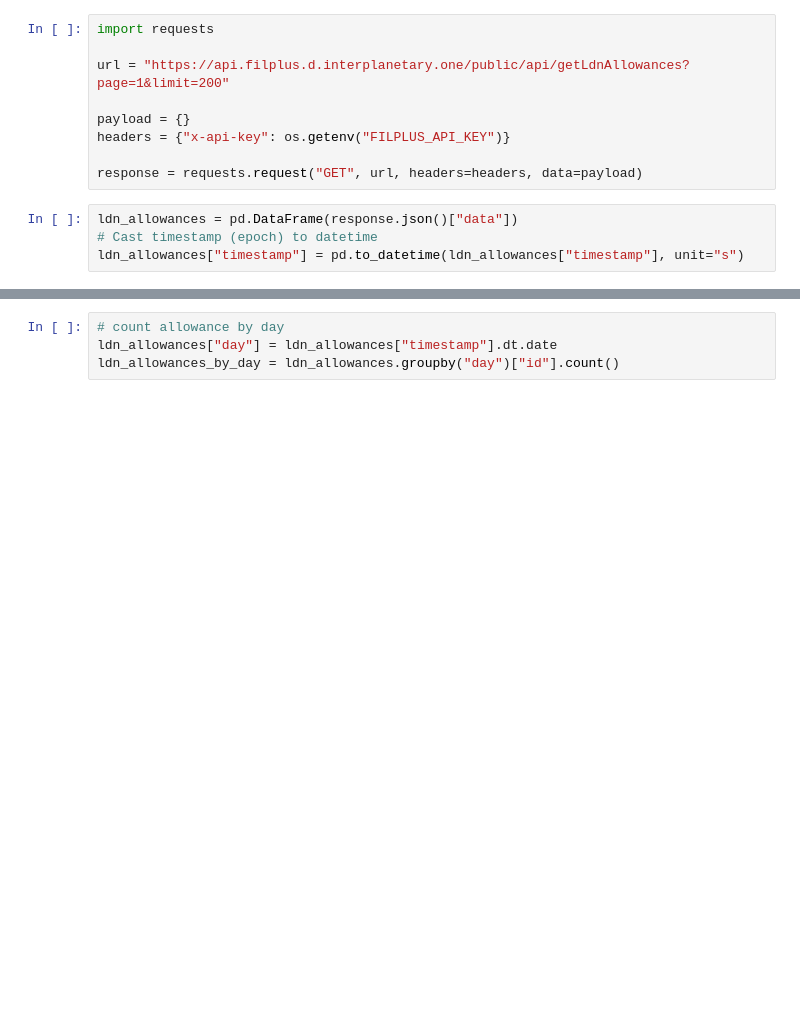
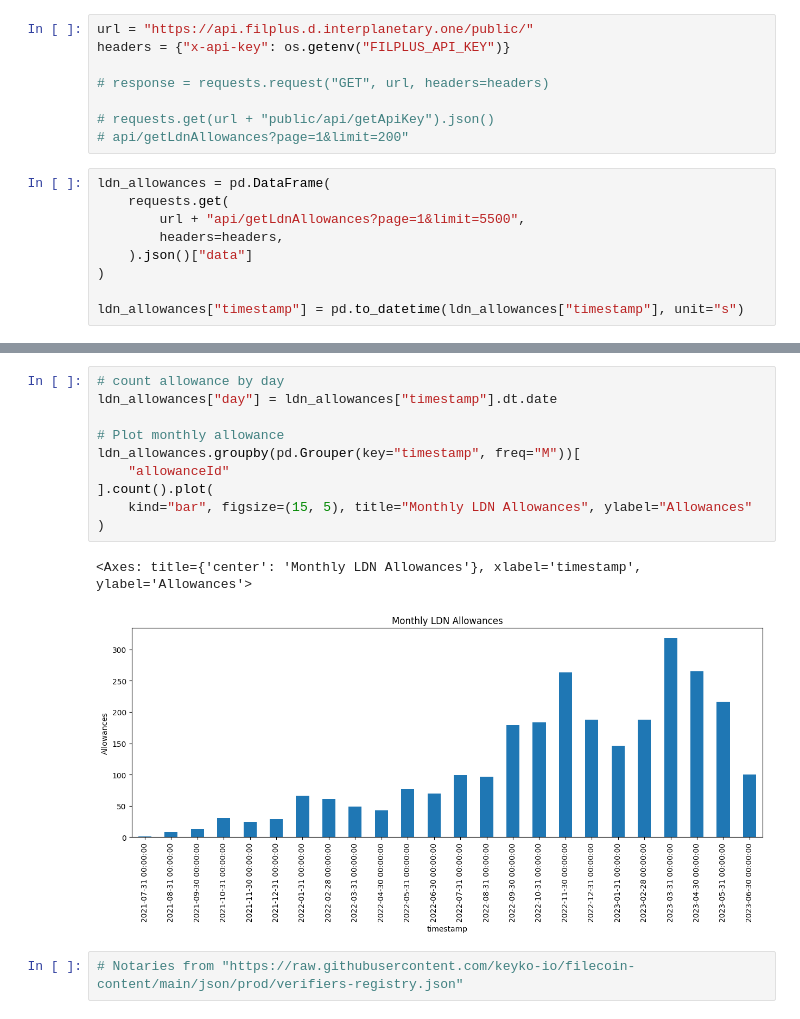
Before and after one commit to davidgasquez/filecoin-data-portal, a Jupyter notebook: analysis/2023-06-13 Filecoin Plus.ipynb, the cells around one changed output, grey strips where cells are left out. Saved outputs shown, nothing was run; the diff lists cells and outputs as text; blank space fills up the shorter version.

```diff
--- a/analysis/2023-06-13 Filecoin Plus.ipynb
+++ b/analysis/2023-06-13 Filecoin Plus.ipynb
@@ -121,13 +242,17 @@ requests.get(url + "public/api/getApiKey").json()
 # %%
-import requests
-
-url = "https://api.filplus.d.interplanetary.one/public/api/getLdnAllowances?page=1&limit=200"
-
-payload = {}
+url = "https://api.filplus.d.interplanetary.one/public/"
 headers = {"x-api-key": os.getenv("FILPLUS_API_KEY")}
 
-response = requests.request("GET", url, headers=headers, data=payload)
+# response = requests.request("GET", url, headers=headers)
+
+# requests.get(url + "public/api/getApiKey").json()
+# api/getLdnAllowances?page=1&limit=200"
 # %%
-ldn_allowances = pd.DataFrame(response.json()["data"])
-# Cast timestamp (epoch) to datetime
+ldn_allowances = pd.DataFrame(
+    requests.get(
+        url + "api/getLdnAllowances?page=1&limit=5500",
+        headers=headers,
+    ).json()["data"]
+)
+
 ldn_allowances["timestamp"] = pd.to_datetime(ldn_allowances["timestamp"], unit="s")
@@ -134,4 +275,15 @@ ldn_allowances["timestamp"] = pd.to_datetime(ldn_allowances["timestamp"], unit="
 # %%
 # count allowance by day
 ldn_allowances["day"] = ldn_allowances["timestamp"].dt.date
-ldn_allowances_by_day = ldn_allowances.groupby("day")["id"].count()
+
+# Plot monthly allowance
+ldn_allowances.groupby(pd.Grouper(key="timestamp", freq="M"))[
+    "allowanceId"
+].count().plot(
+    kind="bar", figsize=(15, 5), title="Monthly LDN Allowances", ylabel="Allowances"
+)
+# %% [output]
+<Axes: title={'center': 'Monthly LDN Allowances'}, xlabel='timestamp', ylabel='Allowances'>
+[figure, added]
+# %%
+# Notaries from "https://raw.githubusercontent.com/keyko-io/filecoin-content/main/json/prod/verifiers-registry.json"
```
Also changed, not shown: parts of 38 cells of this notebook, 2 other files.
